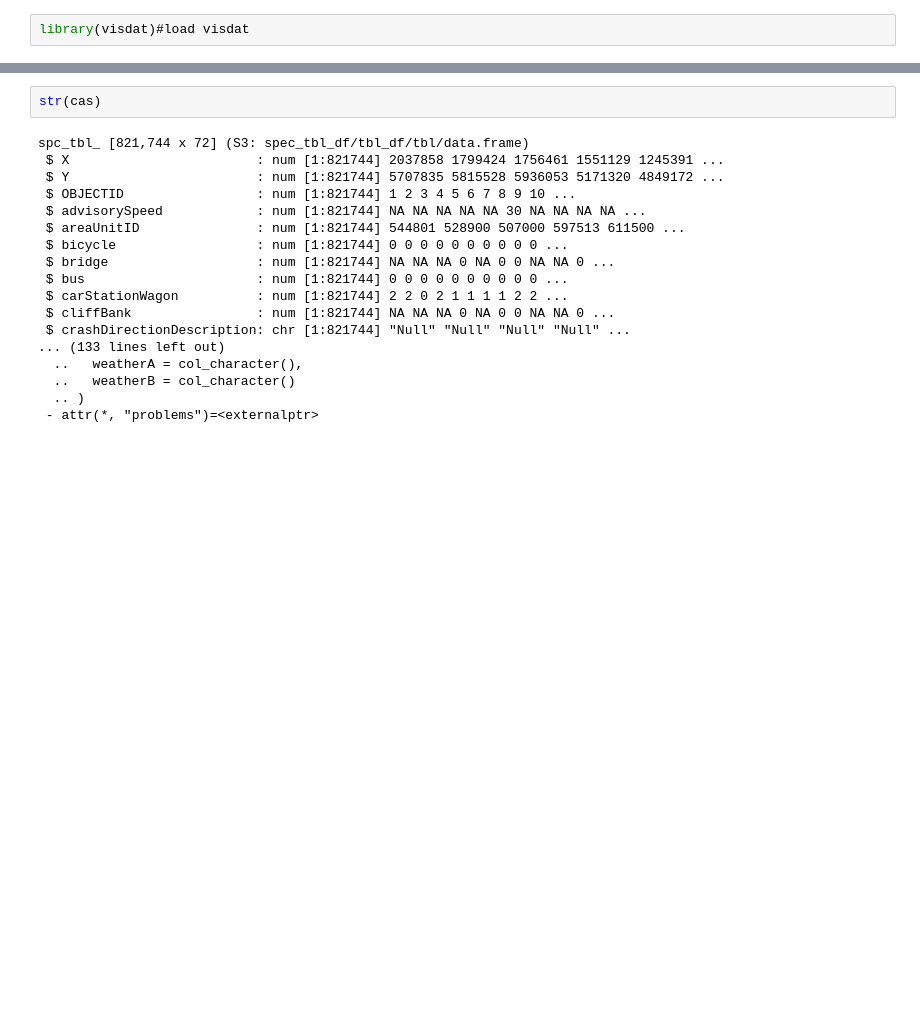
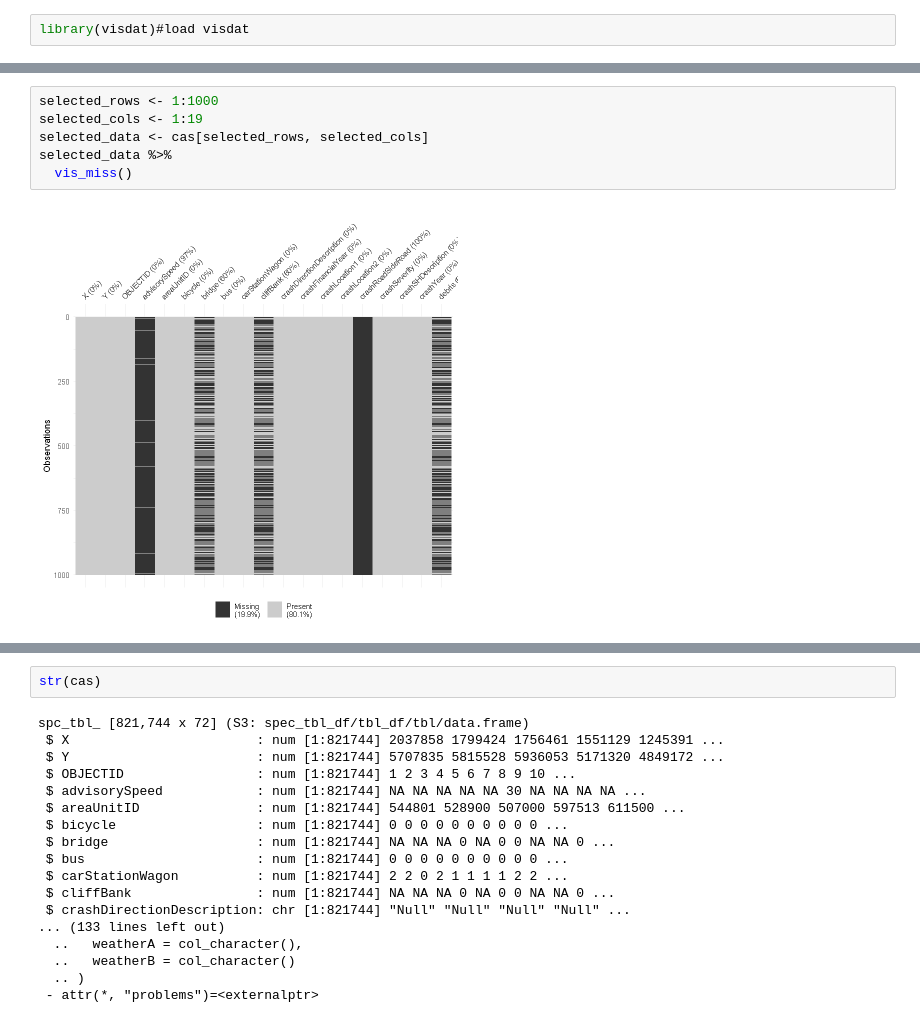
Before and after one commit to Jake1441/data422_group_proj, a Jupyter notebook: group assignment.ipynb, the cells around one changed output, grey strips where cells are left out. Saved outputs shown, nothing was run; the diff lists cells and outputs as text; blank space fills up the shorter version.

```diff
--- a/group assignment.ipynb
+++ b/group assignment.ipynb
@@ -53,0 +72,8 @@ library(visdat)#load visdat
+# %%
+selected_rows <- 1:1000
+selected_cols <- 1:19
+selected_data <- cas[selected_rows, selected_cols]
+selected_data %>%
+  vis_miss()
+# %% [output]
+[figure, added]
```
Also changed, not shown: parts of 12 cells of this notebook.
